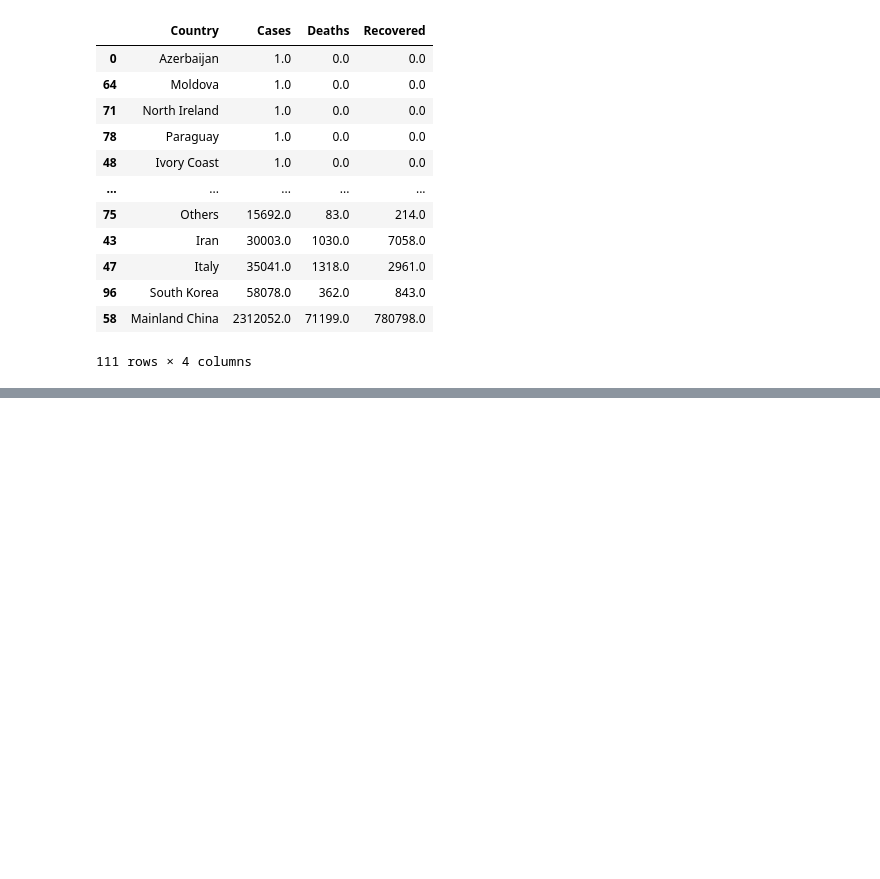
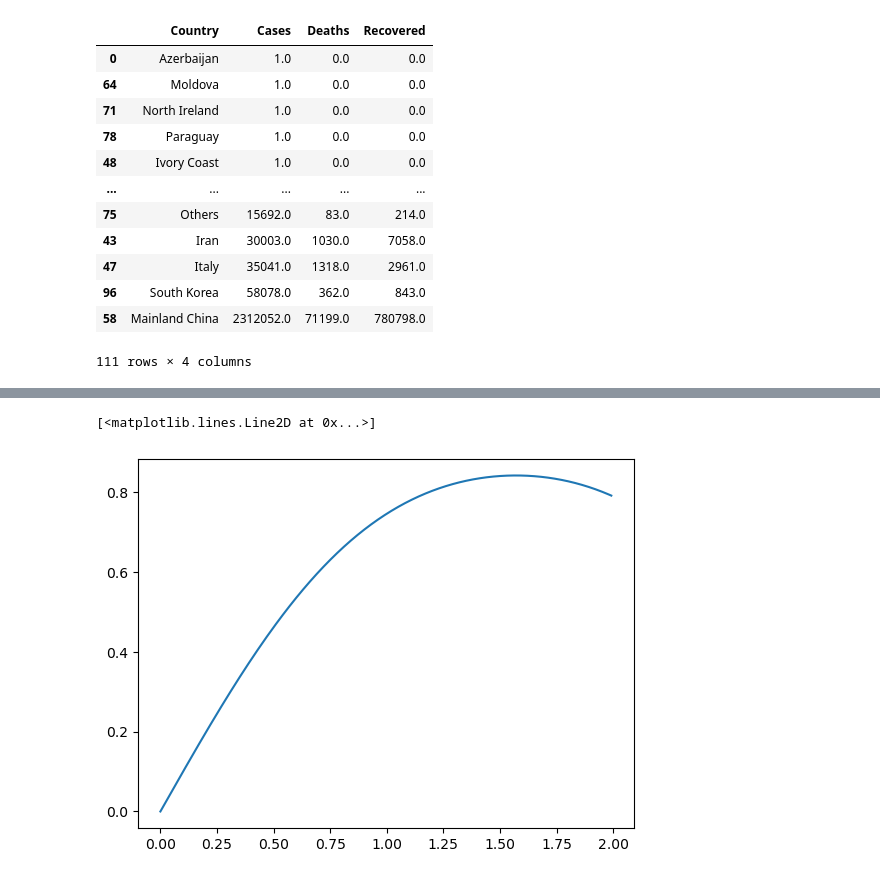
Before and after one commit to GabrielGMChaves/2024, a Jupyter notebook: January/Numpy.ipynb, the cells around one changed output, grey strips where cells are left out. Drawn from its saved outputs; the diff is of its cells as text; code cells hidden in the pictures; blank space fills up the shorter version.

```diff
--- a/January/Numpy.ipynb
+++ b/January/Numpy.ipynb
@@ -1200,0 +1245,5 @@ df2
+# %%
+plt.plot(x[:200], y[:200])
+# %% [output]
+[<matplotlib.lines.Line2D at 0x...>]
+[figure, added]
```
Also changed, not shown: parts of 11 cells of this notebook, 2 other files.
